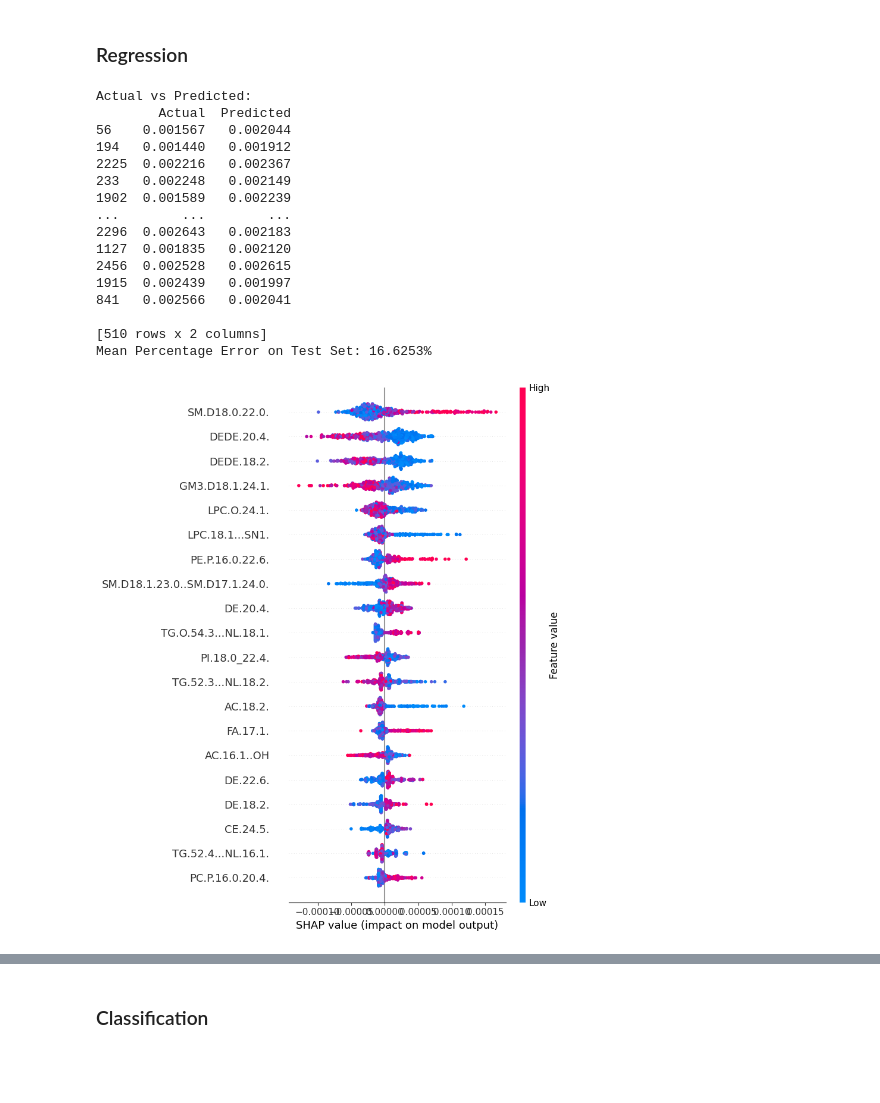
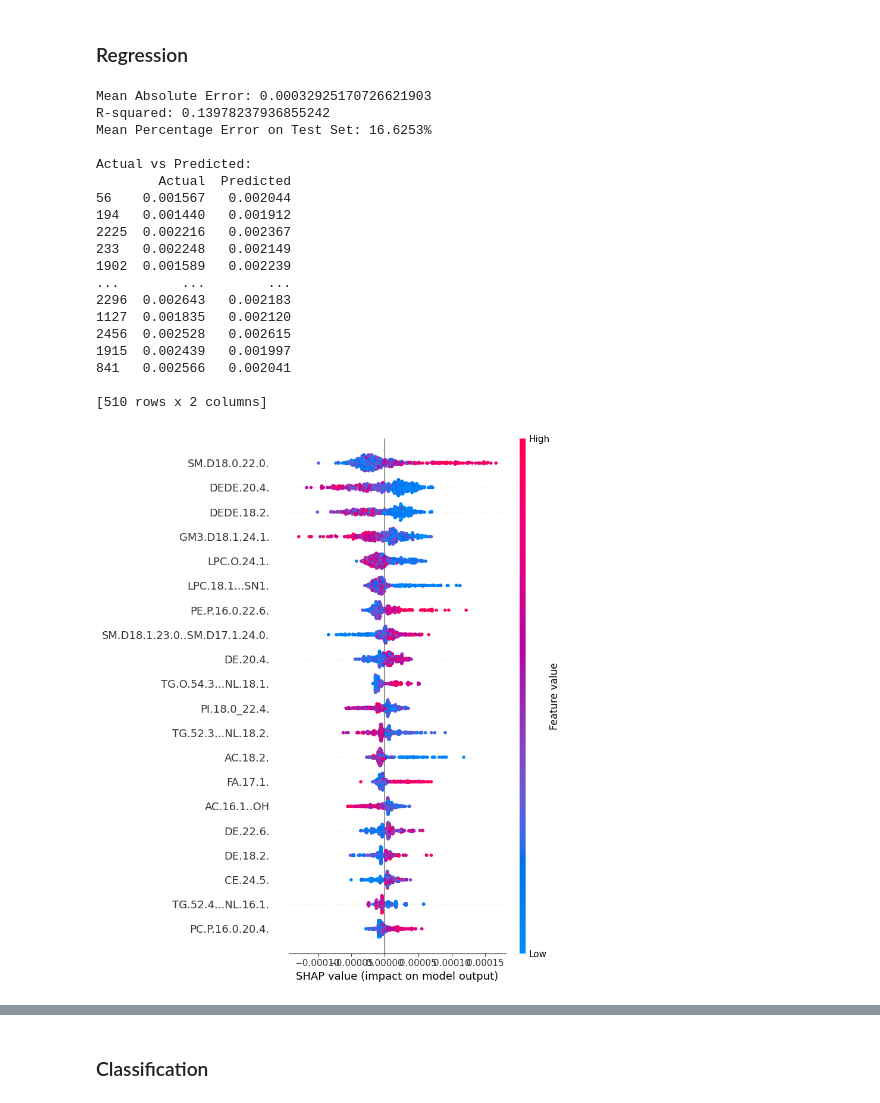
Before and after one commit to ciaranmcevoy07/Tese_Ciaran_McEvoy, a Jupyter notebook: XGBoost.ipynb, the cells around one changed output, grey strips where cells are left out. Saved outputs shown, nothing was run; the diff lists cells and outputs as text; code cells hidden in the pictures; blank space fills up the shorter version.

```diff
--- a/XGBoost.ipynb
+++ b/XGBoost.ipynb
@@ -36,7 +36,7 @@ from sklearn.preprocessing import StandardScaler
 DATASET = 'Dataset3.0.csv'
 dataset = pd.read_csv(DATASET)
 dataset['Sex'] = dataset['Sex'].replace({'M': 1, 'F': 0})
-lipids_only = dataset.iloc[:, [2,3] + list(range(54, 837))]
+lipids_only = dataset.iloc[:, list(range(54, 837))]
 columns_to_drop = ['LHC_ICV', 'RHC_ICV']
 X = lipids_only.drop(columns=columns_to_drop, axis=1)
 y = lipids_only['LHC_ICV']
@@ -52,41 +52,48 @@ xgb_model.fit(X_train, y_train)
 
 y_pred = xgb_model.predict(X_test)
 
-output_df = pd.DataFrame({'Actual': y_test, 'Predicted': y_pred})
-print("\nActual vs Predicted:")
-print(output_df)
+# Evaluate the model performance using Mean Squared Error
+mae = mean_absolute_error(y_test, y_pred)
+r2 = r2_score(y_test, y_pred)
+
+print("Mean Absolute Error:", mae)
+print("R-squared:", r2)
 
 def MAPE(Y_actual,Y_Predicted):
     mape = np.mean(np.abs((Y_actual - Y_Predicted)/Y_actual))*100
     return mape
 
 mape = MAPE(y_test, y_pred)
 print(f"Mean Percentage Error on Test Set: {mape:.4f}%")
 
+output_df = pd.DataFrame({'Actual': y_test, 'Predicted': y_pred})
+print("\nActual vs Predicted:")
+print(output_df)
+
 # Create a SHAP explainer
 explainer = shap.Explainer(xgb_model)
 shap_values = explainer.shap_values(X_test)
 
-# Summarize the effects of all the features
+# Create the summary plot
 shap.summary_plot(shap_values, X_test, feature_names=X_test.columns)
-
-# Plot the top 5 features based on mean absolute SHAP values
-shap.summary_plot(shap_values, X_test, feature_names=X_test.columns, plot_type="bar", max_display=10)
 # %% [output]
+Mean Absolute Error: 0.00032925170726621903
+R-squared: 0.13978237936855242
+Mean Percentage Error on Test Set: 16.6253%
+
 Actual vs Predicted:
         Actual  Predicted
 56    0.001567   0.002044
 194   0.001440   0.001912
 2225  0.002216   0.002367
 233   0.002248   0.002149
 1902  0.001589   0.002239
 ...        ...        ...
 2296  0.002643   0.002183
 1127  0.001835   0.002120
 2456  0.002528   0.002615
 1915  0.002439   0.001997
 841   0.002566   0.002041
 
 [510 rows x 2 columns]
-Mean Percentage Error on Test Set: 16.6253%
-[figure, old version]
+[figure, new version]
```
Also changed, not shown: parts of 2 cells of this notebook, 4 other files.
